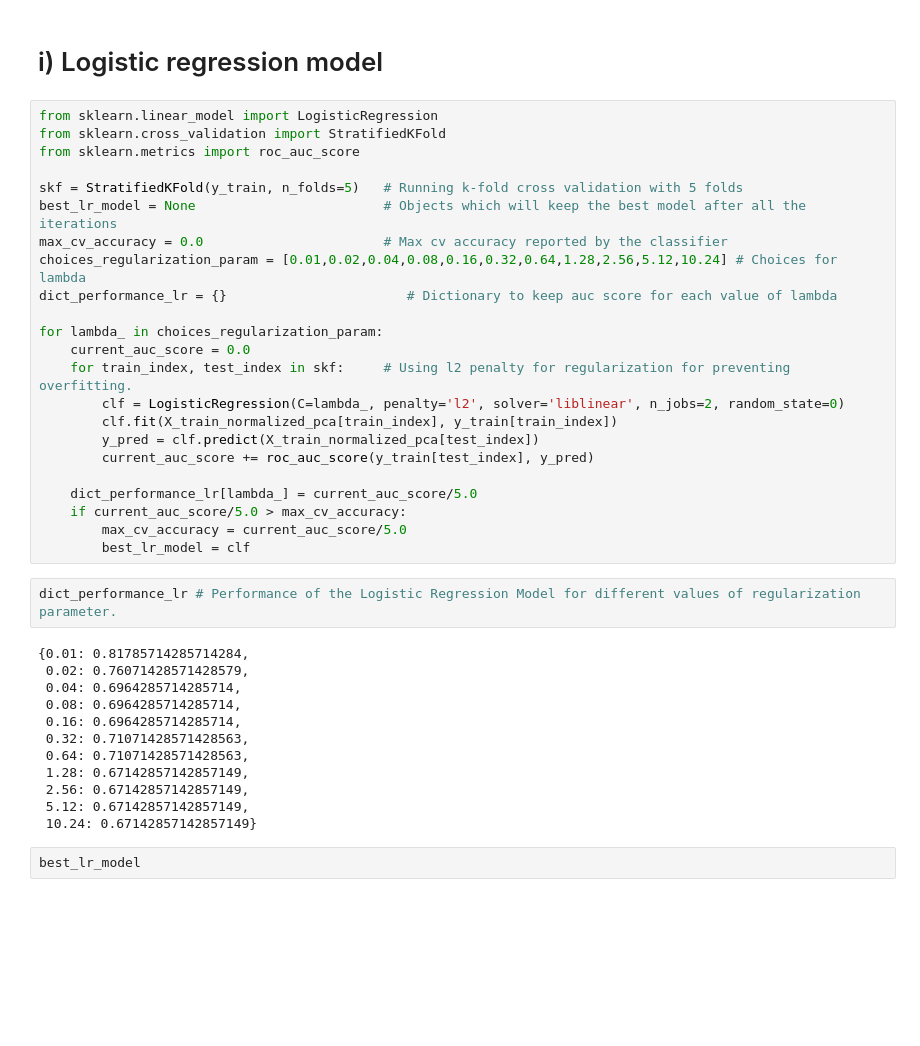
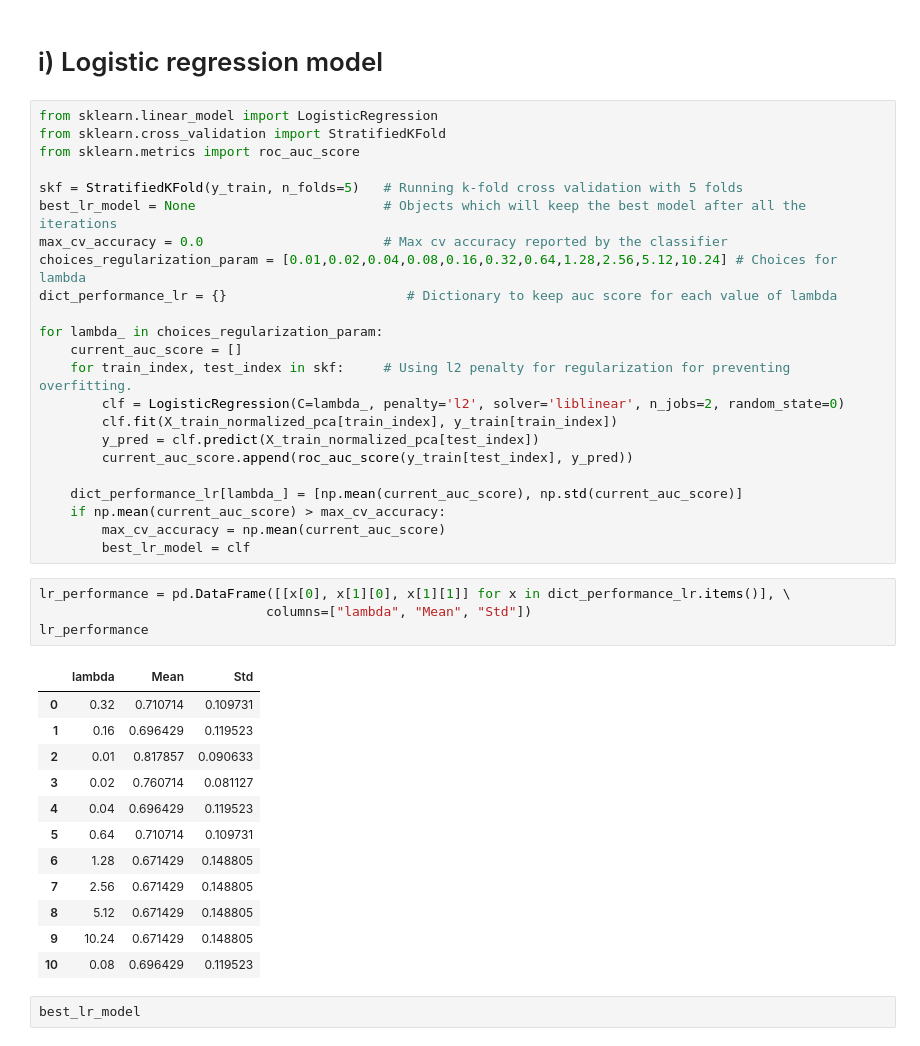
Before and after one commit to Jhilbertxtu/Binary-Classification-Colon-Tumor, a Jupyter notebook: Binary Classification.ipynb, the cells around one changed output. Cells and saved outputs as stored; diff of their text form; blank space fills up the shorter version.

```diff
--- a/Binary Classification.ipynb
+++ b/Binary Classification.ipynb
@@ -108,31 +108,34 @@ choices_regularization_param = [0.01,0.02,0.04,0.08,0.16,0.32,0.64,1.28,2.56,5.1
 dict_performance_lr = {}                       # Dictionary to keep auc score for each value of lambda
 
 for lambda_ in choices_regularization_param:
-    current_auc_score = 0.0
+    current_auc_score = []
     for train_index, test_index in skf:     # Using l2 penalty for regularization for preventing overfitting.
         clf = LogisticRegression(C=lambda_, penalty='l2', solver='liblinear', n_jobs=2, random_state=0)
         clf.fit(X_train_normalized_pca[train_index], y_train[train_index])
         y_pred = clf.predict(X_train_normalized_pca[test_index])
-        current_auc_score += roc_auc_score(y_train[test_index], y_pred)
+        current_auc_score.append(roc_auc_score(y_train[test_index], y_pred))
 
-    dict_performance_lr[lambda_] = current_auc_score/5.0
-    if current_auc_score/5.0 > max_cv_accuracy:
-        max_cv_accuracy = current_auc_score/5.0
+    dict_performance_lr[lambda_] = [np.mean(current_auc_score), np.std(current_auc_score)]
+    if np.mean(current_auc_score) > max_cv_accuracy:
+        max_cv_accuracy = np.mean(current_auc_score)
         best_lr_model = clf
-# %%
-dict_performance_lr # Performance of the Logistic Regression Model for different values of regularization parameter.
-# %% [output]
-{0.01: 0.81785714285714284,
- 0.02: 0.76071428571428579,
- 0.04: 0.6964285714285714,
- 0.08: 0.6964285714285714,
- 0.16: 0.6964285714285714,
- 0.32: 0.71071428571428563,
- 0.64: 0.71071428571428563,
- 1.28: 0.67142857142857149,
- 2.56: 0.67142857142857149,
- 5.12: 0.67142857142857149,
- 10.24: 0.67142857142857149}
+# %%
+lr_performance = pd.DataFrame([[x[0], x[1][0], x[1][1]] for x in dict_performance_lr.items()], \
+                             columns=["lambda", "Mean", "Std"])
+lr_performance
+# %% [output]
+|  | lambda | Mean | Std |
+| 0 | 0.32 | 0.710714 | 0.109731 |
+| 1 | 0.16 | 0.696429 | 0.119523 |
+| 2 | 0.01 | 0.817857 | 0.090633 |
+| 3 | 0.02 | 0.760714 | 0.081127 |
+| 4 | 0.04 | 0.696429 | 0.119523 |
+| 5 | 0.64 | 0.710714 | 0.109731 |
+| 6 | 1.28 | 0.671429 | 0.148805 |
+| 7 | 2.56 | 0.671429 | 0.148805 |
+| 8 | 5.12 | 0.671429 | 0.148805 |
+| 9 | 10.24 | 0.671429 | 0.148805 |
+| 10 | 0.08 | 0.696429 | 0.119523 |
 # %%
 best_lr_model
 # %% [output]
```
Also changed, not shown: parts of 9 cells of this notebook.
